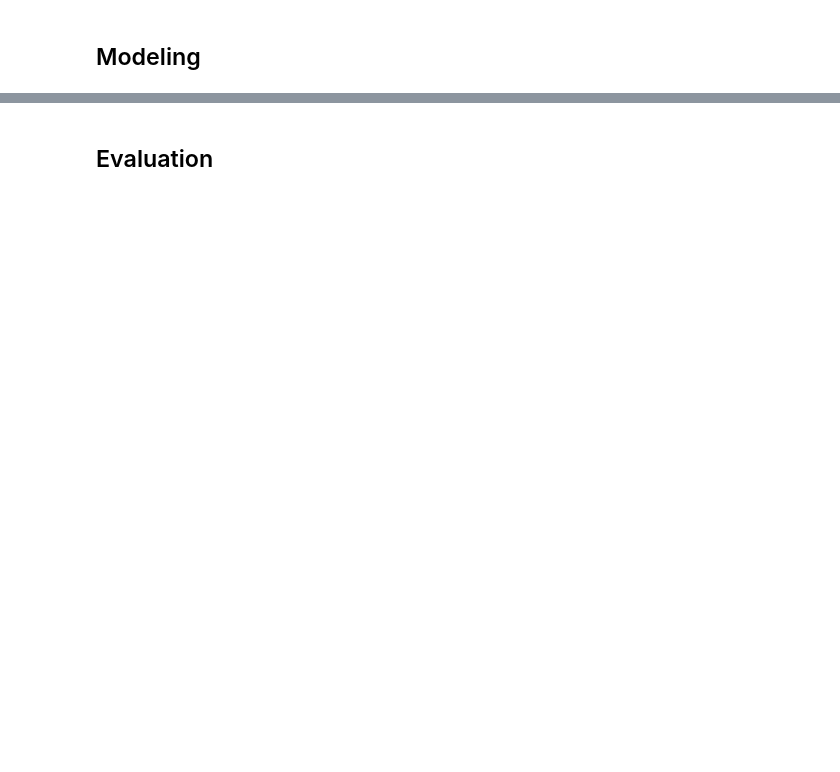
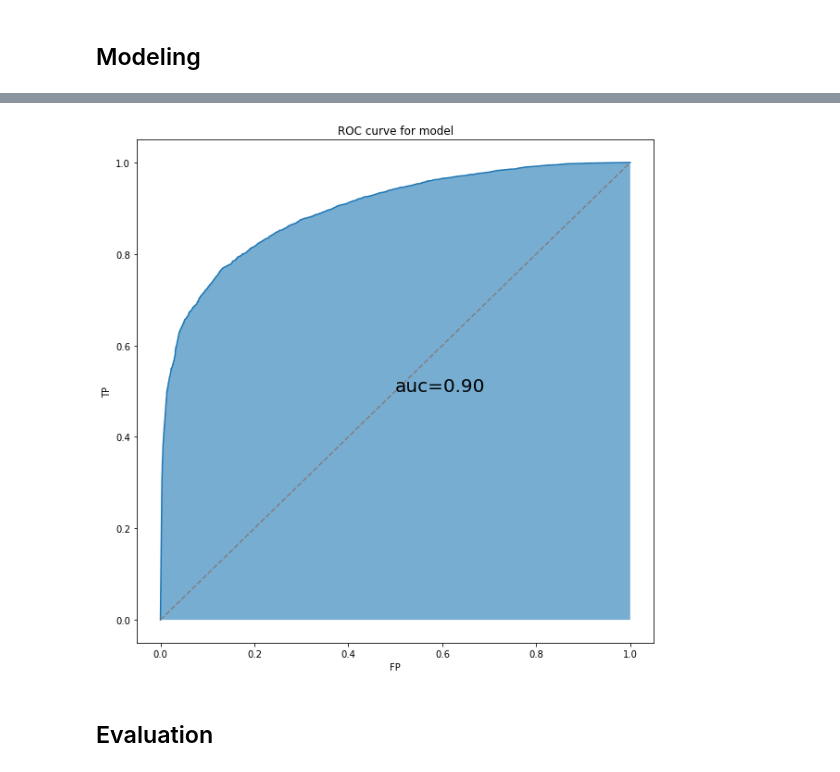
Before and after one commit to finitearth/DataExploration, a Jupyter notebook: presentation.ipynb, the cells around one changed output, grey strips where cells are left out. Drawn from its saved outputs; the diff is of its cells as text; code cells hidden in the pictures; blank space fills up the shorter version.

```diff
--- a/presentation.ipynb
+++ b/presentation.ipynb
@@ -403,3 +504,5 @@ In einigen Fällen muss für die Modellierung eine einfache Anpassung des Datenf
+# %%
+X_test, y_test, names_test = ds.get_X(), ds.get_y(), ds.get_feature_names()
 # %% [markdown]
 ## Modeling
 # %% [markdown]
@@ -416,0 +689,10 @@ Hier ist das Modell nach der im Vorfeld definierten Data Mining-Zielsetzung zu b
+# %%
+param_grid = {
+    'n_estimators': [40, 100, 200, 500],
+    # 'max_depth': [50, 100, None],
+    # 'max_features': [None, 'sqrt'],
+    'max_samples': [0.8, 1.0]
+}
+gs = GridSearchCV(RandomForestClassifier(), param_grid=param_grid, cv=3, verbose=1)
+# %%
+gs.fit(X, y)
@@ -417,2 +736,8 @@ Hier ist das Modell nach der im Vorfeld definierten Data Mining-Zielsetzung zu b
+# %%
+model = gs.best_estimator_.fit(X, y)
+# %%
+plot_roc(model, X_test, y_test, model_name="model")
+# %% [output]
+[figure, added]
 # %% [markdown]
 ## Evaluation
```
Also changed, not shown: parts of 59 cells of this notebook.
